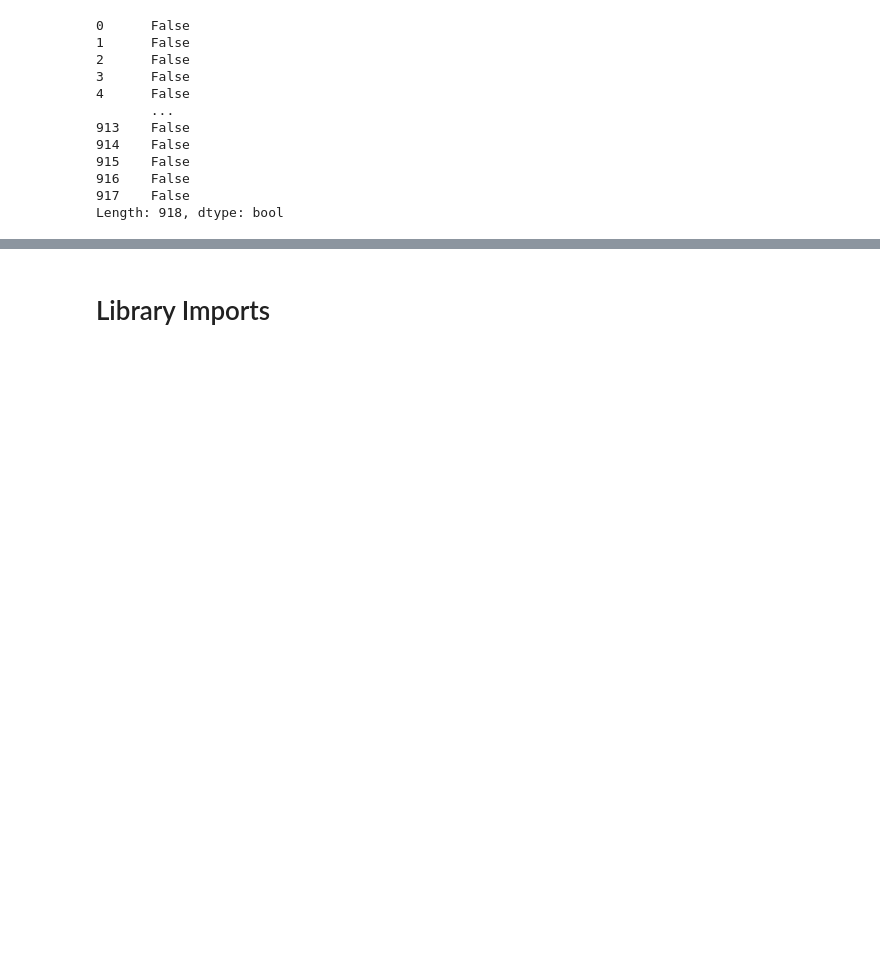
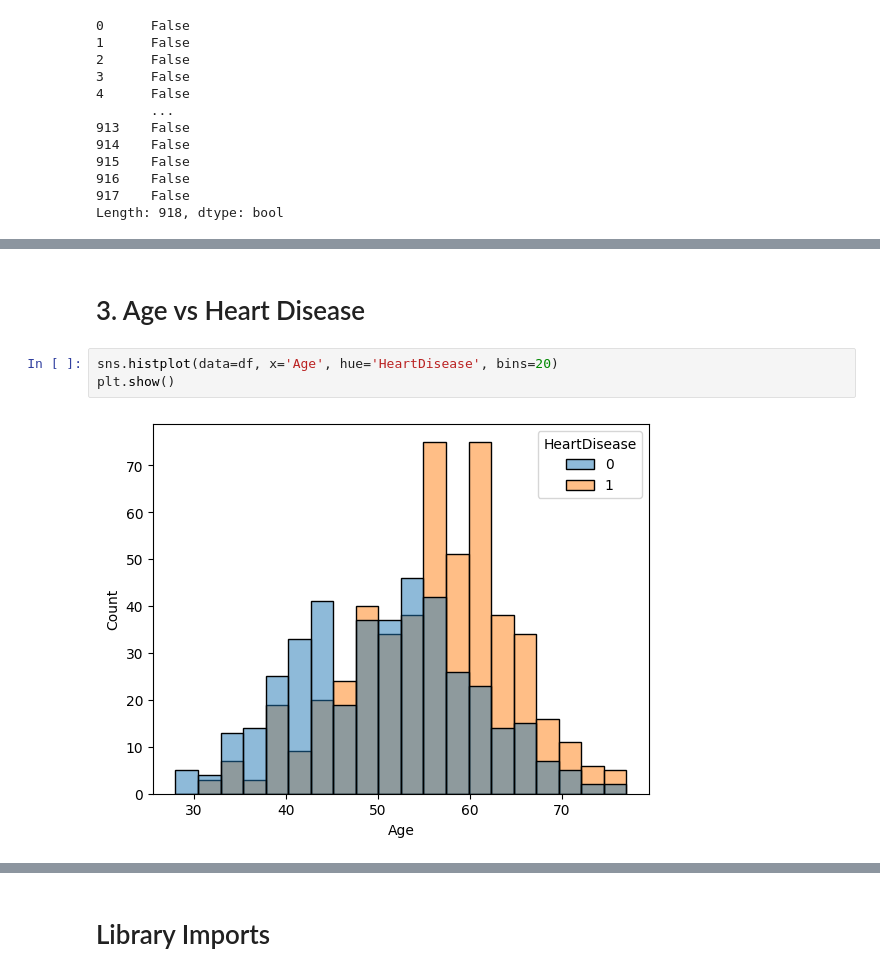
Before and after one commit to zb-analyzt/Heart-Failure-Prediction-Model, a Jupyter notebook: data.ipynb, the cells around one changed output, grey strips where cells are left out. Cells and saved outputs as stored; diff of their text form; blank space fills up the shorter version.

```diff
--- a/data.ipynb
+++ b/data.ipynb
@@ -98,0 +122,7 @@ Length: 918, dtype: bool
+# %% [markdown]
+# 3. Age vs Heart Disease
+# %%
+sns.histplot(data=df, x='Age', hue='HeartDisease', bins=20)
+plt.show()
+# %% [output]
+[figure, added]
```
Also changed, not shown: parts of 11 cells of this notebook.
